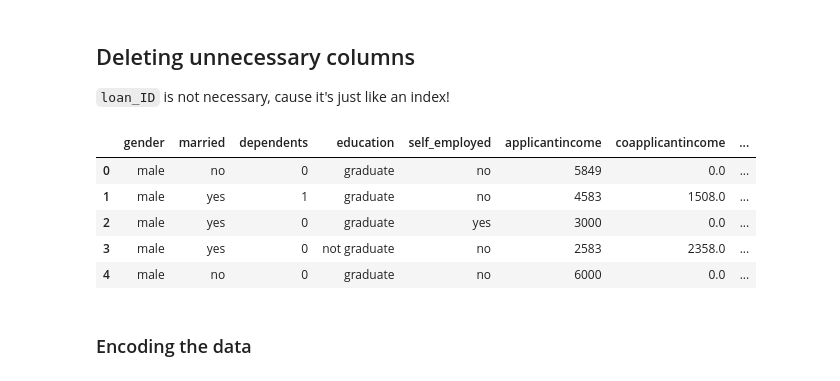
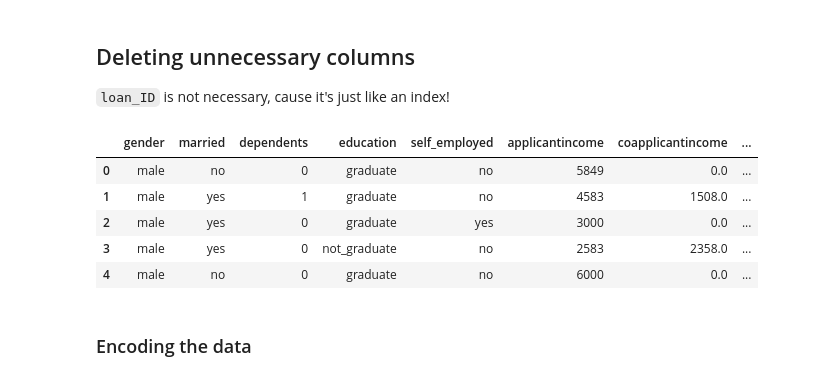
Before and after one commit to allaalmouiz/loan_acceptance_prediction, a Jupyter notebook: Loan_Acceptance_Prediction_Challange_AlaaAlmouiz(S2026_176).ipynb, the cells around one changed output. Saved outputs shown, nothing was run; the diff lists cells and outputs as text; code cells hidden in the pictures.

```diff
--- a/Loan_Acceptance_Prediction_Challange_AlaaAlmouiz(S2026_176).ipynb
+++ b/Loan_Acceptance_Prediction_Challange_AlaaAlmouiz(S2026_176).ipynb
@@ -151,7 +151,7 @@ Numerical Columns
 # %%
 # Lowering all the column values (Categorical only)
 for col in categorical:
-    train_df[col] = train_df[col].str.lower()
+    train_df[col] = train_df[col].str.lower().str.replace(' ', '_')
 
 train_df.head()
 # %% [output]
@@ -353,14 +353,14 @@ Lol, I celebrate this milestone.
 ## Deleting unnecessary columns
 `loan_ID` is not necessary, cause it's just like an index!
 # %%
-df_train = train_df.drop(columns=['loan_id'])
-df_train.head()
+train_df.drop(columns=['loan_id'], inplace=True)
+train_df.head()
 # %% [output]
 |  | gender | married | dependents | education | self_employed | applicantincome | coapplicantincome | ... |
 | 0 | male | no | 0 | graduate | no | 5849 | 0.0 | ... |
 | 1 | male | yes | 1 | graduate | no | 4583 | 1508.0 | ... |
 | 2 | male | yes | 0 | graduate | yes | 3000 | 0.0 | ... |
-| 3 | male | yes | 0 | not graduate | no | 2583 | 2358.0 | ... |
+| 3 | male | yes | 0 | not_graduate | no | 2583 | 2358.0 | ... |
 | 4 | male | no | 0 | graduate | no | 6000 | 0.0 | ... |
 # %% [markdown]
 ### Encoding the data
```
Also changed, not shown: parts of 13 cells of this notebook.
